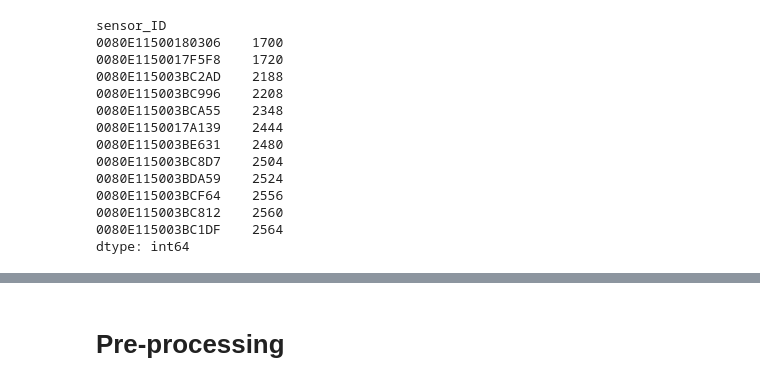
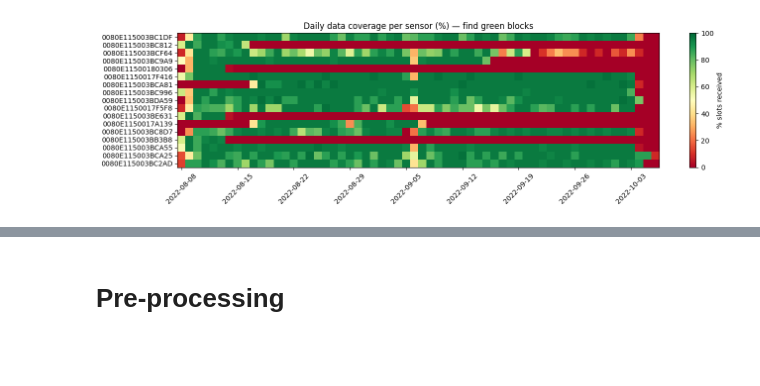
Before and after one commit to tudi72/Sensor_Equivalency_Tucker3, a Jupyter notebook: demo.ipynb, the cells around one changed output, grey strips where cells are left out. Cells and saved outputs as stored; diff of their text form; code cells hidden in the pictures; blank space fills up the shorter version.

```diff
--- a/demo.ipynb
+++ b/demo.ipynb
@@ -24,22 +45,38 @@ df = df.sort_values(by='timestamp',ascending=True)
 # %%
-to_ignore = ['0080E115003BB3B8','0080E115003BCA81','0080E115003BC9A9','0080E1150017F416','0080E115003BCA25']
-df = df[~df['sensor_ID'].isin(to_ignore)]
-print(df.groupby('sensor_ID').size().sort_values())
+# to_ignore = ['0080E115003BB3B8','0080E115003BCA81','0080E115003BC9A9','0080E1150017F416','0080E115003BCA25']
+# df = df[~df['sensor_ID'].isin(to_ignore)]
+# print(df.groupby('sensor_ID').size().sort_values())
-# %% [output]
-sensor_ID
-0080E11500180306    1700
-0080E1150017F5F8    1720
-0080E115003BC2AD    2188
-0080E115003BC996    2208
-0080E115003BCA55    2348
-0080E1150017A139    2444
-0080E115003BE631    2480
-0080E115003BC8D7    2504
-0080E115003BDA59    2524
-0080E115003BCF64    2556
-0080E115003BC812    2560
-0080E115003BC1DF    2564
-dtype: int64
+# %%
+df[df['sensor_ID'] == '0080E115003BC1DF']
+df['date'] = df['timestamp'].dt.date
+df['hour'] = df['timestamp'].dt.hour
+df['slot'] = df['timestamp'].dt.hour * 2 + df['timestamp'].dt.minute // 30 # data is sampled every 15/30 minutes
+df[['timestamp','date','hour','slot']]
+
+
+n_expected = 48 # slots per day
+week_start = pd.Timestamp('2022-06-10')
+week_end   = week_start + pd.Timedelta(days=7)
+
+coverage = ( #
+    df.groupby(['date', 'sensor_ID'])['slot']
+    .count()
+    .unstack(level='sensor_ID')   # shape: (days, sensors)
+    .fillna(0)
+)
+
+sensors = sensor_IDs
+fig, ax = plt.subplots(figsize=(14, 4))
+im = ax.imshow(coverage.T / n_expected * 100,
+               aspect='auto', cmap='RdYlGn', vmin=0, vmax=100)
+ax.set_yticks(range(len(sensors))); ax.set_yticklabels(sensors)
+ax.set_xticks(range(0, len(coverage), 7))
+ax.set_xticklabels([str(d) for d in coverage.index[::7]], rotation=45)
+plt.colorbar(im, ax=ax, label='% slots received')
+ax.set_title('Daily data coverage per sensor (%) — find green blocks')
+plt.tight_layout(); plt.show()
+# %% [output]
+[figure, added]
 # %%
 sensor_IDs = df['sensor_ID'].unique().tolist()
 N_sensors   = len(sensor_IDs)
```
Also changed, not shown: parts of 11 cells of this notebook.
